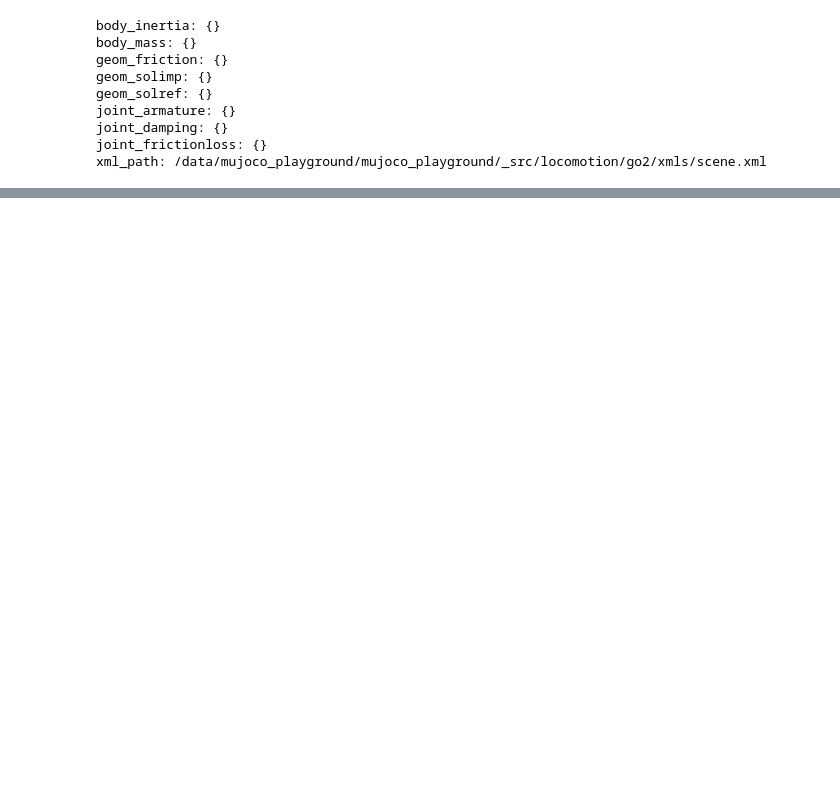
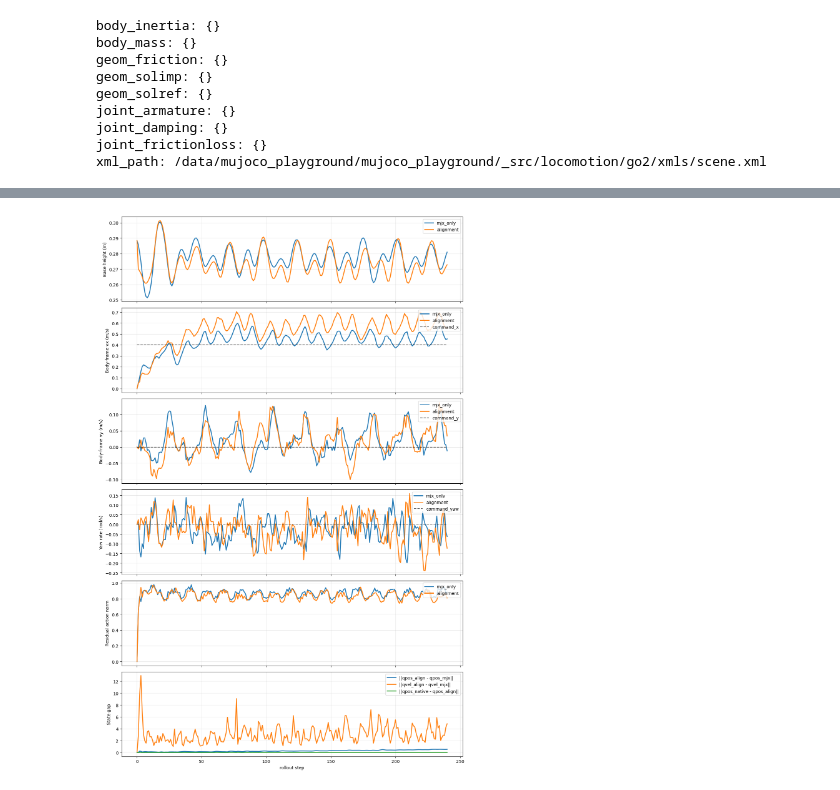
Before and after one commit to MacQWER/mujoco_playground, a Jupyter notebook: mujoco_playground/experimental/learning/real_world_fine_tuning.ipynb, the cells around one changed output, grey strips where cells are left out. Saved outputs shown, nothing was run; the diff lists cells and outputs as text; code cells hidden in the pictures; blank space fills up the shorter version.

```diff
--- a/mujoco_playground/experimental/learning/real_world_fine_tuning.ipynb
+++ b/mujoco_playground/experimental/learning/real_world_fine_tuning.ipynb
@@ -318,0 +263,35 @@ Rollout horizon: 8
+# %%
+fig, axes = plt.subplots(6, 1, figsize=(12, 18), sharex=True)
+for ax, (key, ylabel) in zip(
+    axes[:-1],
+    [
+        ("base_height", "Base height (m)"),
+        ("linvel_x", "Body-frame vx (m/s)"),
+        ("linvel_y", "Body-frame vy (m/s)"),
+        ("yaw_rate", "Yaw rate (rad/s)"),
+        ("action_norm", "Residual action norm"),
+    ],
+):
+    ax.plot(traj_mjx["step"], traj_mjx[key], label="mjx_only", linewidth=2)
+    ax.plot(traj_align["step"], traj_align[key], label="alignment", linewidth=2)
+    if key in {"linvel_x", "linvel_y", "yaw_rate"}:
+        cmd_key = {"linvel_x": "command_x", "linvel_y": "command_y", "yaw_rate": "command_yaw"}[key]
+        ax.plot(traj_mjx["step"], traj_mjx[cmd_key], "--", color="black", alpha=0.6, label=cmd_key)
+    ax.set_ylabel(ylabel)
+    ax.grid(alpha=0.3)
+    ax.legend(loc="upper right")
+
+for key, label in (
+    ("qpos_gap_align_vs_mjx", "||qpos_align - qpos_mjx||"),
+    ("qvel_gap_align_vs_mjx", "||qvel_align - qvel_mjx||"),
+    ("qpos_gap_native_vs_align", "||qpos_native - qpos_align||"),
+):
+    axes[-1].plot(gaps["step"], gaps[key], label=label, linewidth=2)
+axes[-1].set_ylabel("State gap")
+axes[-1].set_xlabel("rollout step")
+axes[-1].grid(alpha=0.3)
+axes[-1].legend(loc="upper right")
+plt.tight_layout()
+plt.show()
+# %% [output]
+[figure, added]
```
Also changed, not shown: parts of 22 cells of this notebook, 7 other files.
